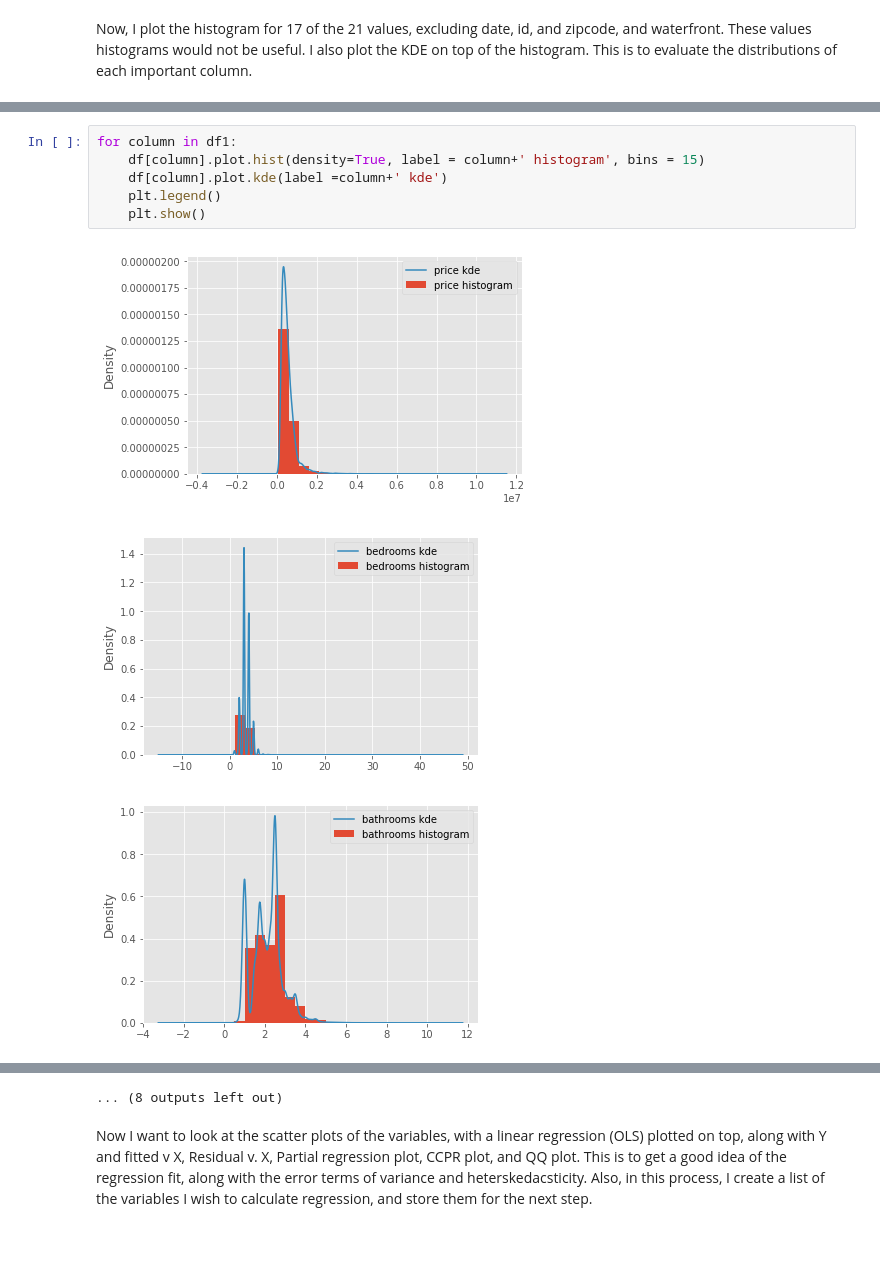
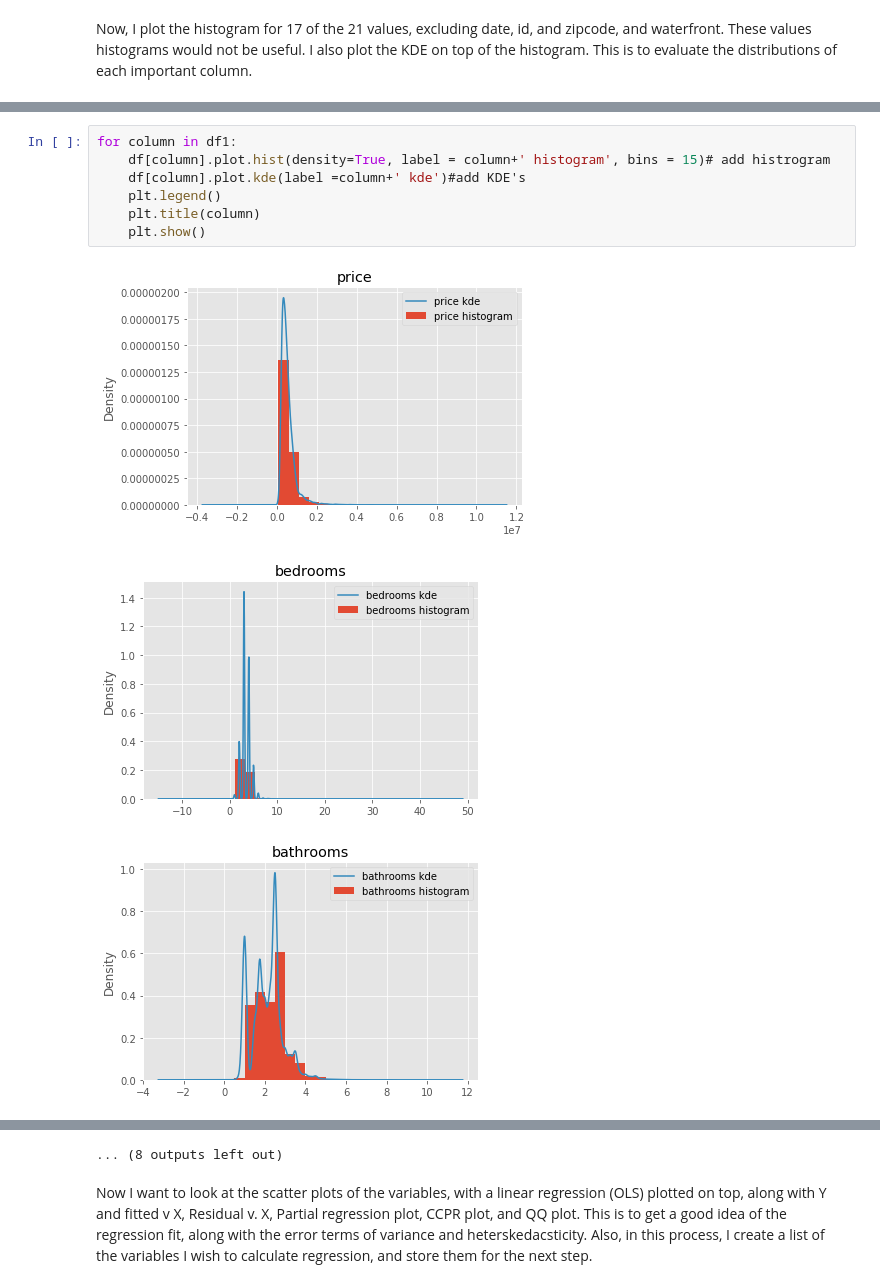
Before and after one commit to bcat12/dsc-1-final-project-online-ds-ft-100118, a Jupyter notebook: student.ipynb, the cells around one changed output, grey strips where cells are left out. Saved outputs shown, nothing was run; the diff lists cells and outputs as text; blank space fills up the shorter version.

```diff
--- a/student.ipynb
+++ b/student.ipynb
@@ -246,10 +253,11 @@ df1
 # %%
 for column in df1:
-    df[column].plot.hist(density=True, label = column+' histogram', bins = 15)
-    df[column].plot.kde(label =column+' kde')
+    df[column].plot.hist(density=True, label = column+' histogram', bins = 15)# add histrogram
+    df[column].plot.kde(label =column+' kde')#add KDE's
     plt.legend()
+    plt.title(column)
     plt.show()
 # %% [output]
-[figure, old version]
+[figure, new version]
-[figure, old version]
+[figure, new version]
-[figure, old version]
+[figure, new version]
```
Also changed, not shown: parts of 66 cells of this notebook, 2 other files.
